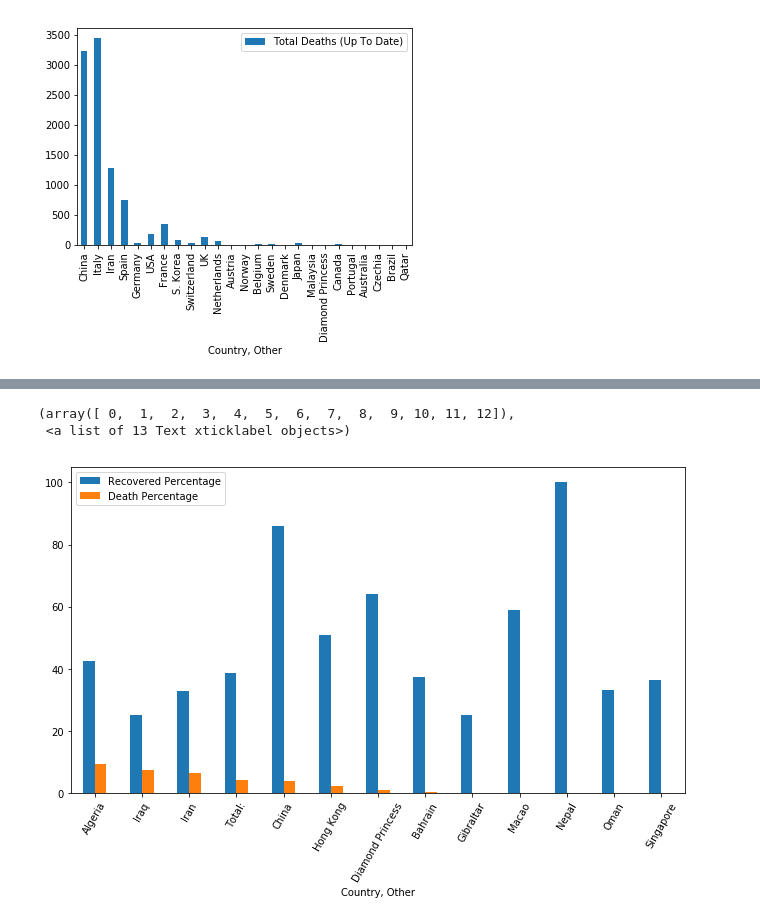
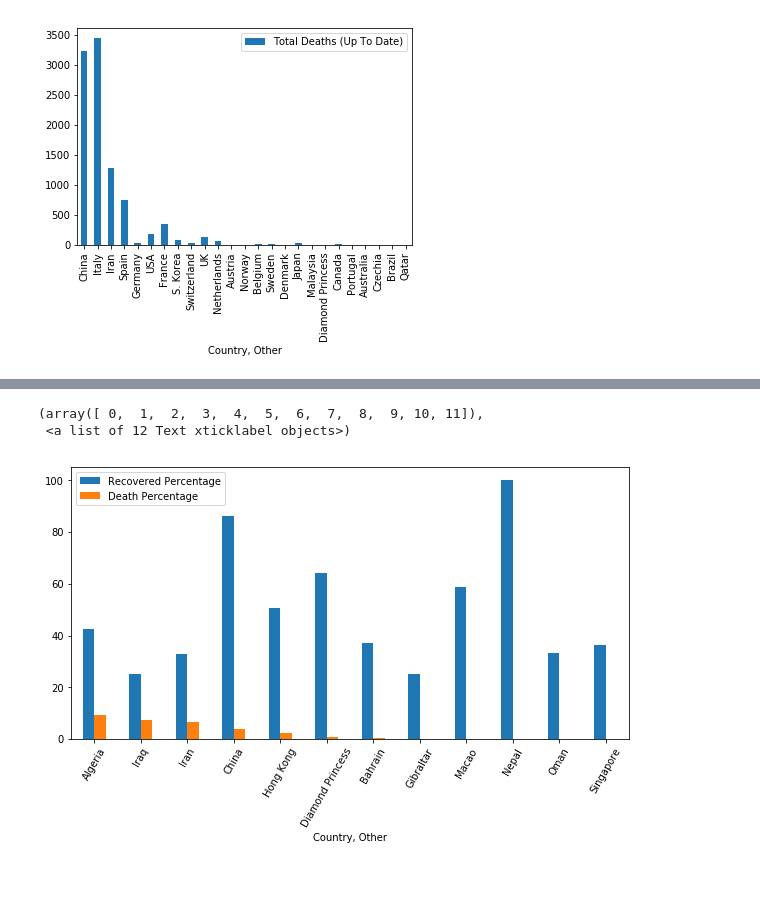
Before and after one commit to shahsajil/COVID-19-Python-Project, a Jupyter notebook: Covid_19_PythonProject_2020.ipynb, the cells around one changed output, grey strips where cells are left out. Cells and saved outputs as stored; diff of their text form; code cells hidden in the pictures; blank space fills up the shorter version.

```diff
--- a/Covid_19_PythonProject_2020.ipynb
+++ b/Covid_19_PythonProject_2020.ipynb
@@ -191,0 +180,4 @@ percentage_df
+# %%
+percentage_df['Total Recovered'] = percentage_df['Total Recovered'].astype(int)
+percentage_df['Total Deaths'] = percentage_df['Total Deaths'].astype(int)
+percentage_df
@@ -192,12 +199,12 @@ percentage_df
 # %%
 #Displaying the Recovered and Death Precentage of different country
-percentage_df.plot(x="Country, Other", y=["Recovered Percentage","Death Percentage"], kind="bar")
+percentage_df.loc[percentage_df['Country, Other'] != 'Total:'].plot(x="Country, Other", y=["Recovered Percentage","Death Percentage"], kind="bar")
 plt.rcParams["figure.figsize"] = [11,6]
 plt.xticks(rotation=60)
 # %% [output]
-(array([ 0,  1,  2,  3,  4,  5,  6,  7,  8,  9, 10, 11, 12]),
- <a list of 13 Text xticklabel objects>)
+(array([ 0,  1,  2,  3,  4,  5,  6,  7,  8,  9, 10, 11]),
+ <a list of 12 Text xticklabel objects>)
-[figure, old version]
+[figure, new version]
 # %%
 geo_df = px.data.gapminder().query("year==2007")
 plot_df = df.merge(geo_df[['country', 'continent', 'iso_alpha']], left_on='Country, Other', right_on='country', how='left')
```
Also changed, not shown: parts of 11 cells of this notebook, 2 other files.
